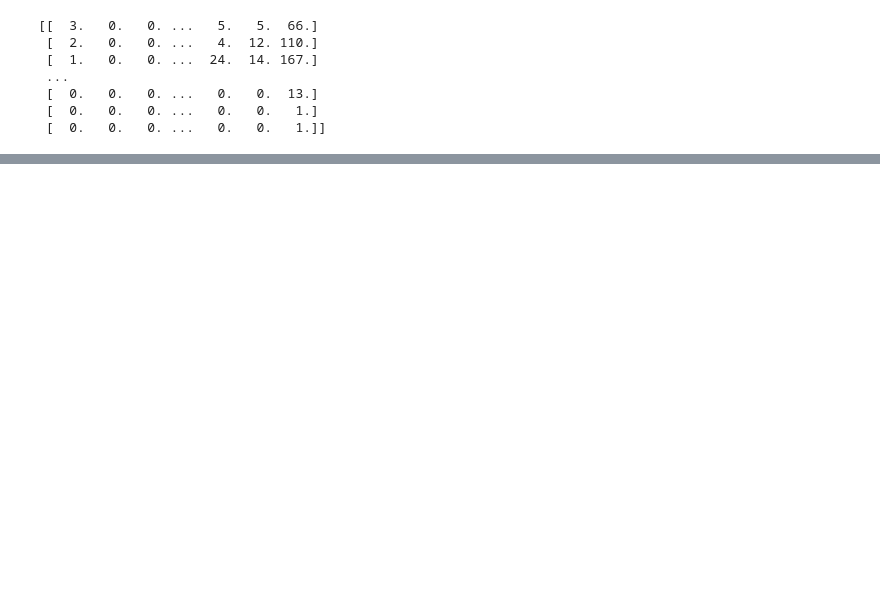
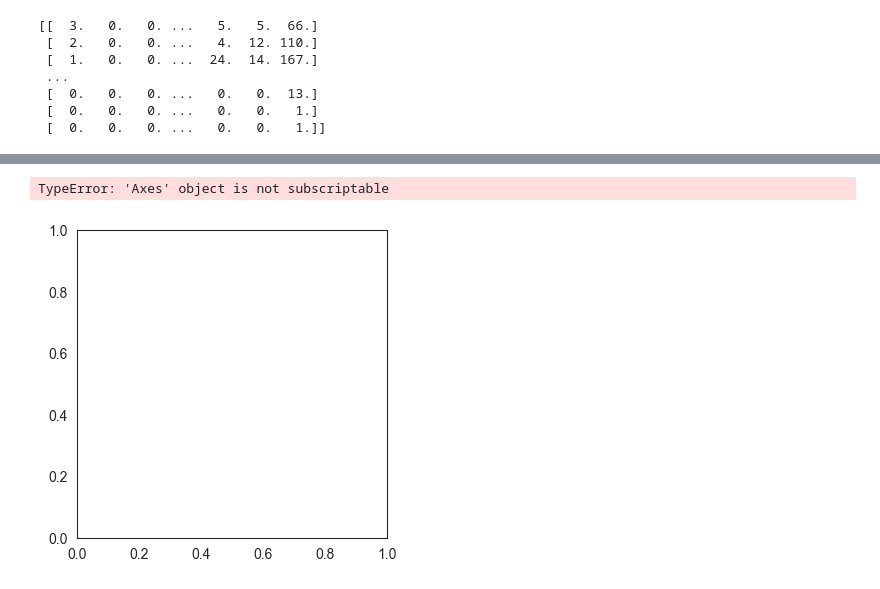
Before and after one commit to Czzmh/CODE, a Jupyter notebook: MYCODE/spatial_lda.ipynb, the cells around one changed output, grey strips where cells are left out. Drawn from its saved outputs; the diff is of its cells as text; code cells hidden in the pictures; blank space fills up the shorter version.

```diff
--- a/MYCODE/spatial_lda.ipynb
+++ b/MYCODE/spatial_lda.ipynb
@@ -253,0 +256,27 @@ TypeError: 'int' object is not subscriptable
+# %%
+N_PARALLEL_PROCESSES = 8
+TRAIN_SIZE_FRACTION = 0.9
+N_TOPICS = 5
+DIFFERENCE_PENALTY = 250
+RETRAIN_MODEL = True
+# %%
+spatial_lda_model = spatial_lda.model.train(train_features,
+                                            train_difference_matrices,
+                                            n_topics=N_TOPICS,
+                                            difference_penalty=DIFFERENCE_PENALTY,
+                                            verbosity=1,
+                                            n_parallel_processes=N_PARALLEL_PROCESSES,
+                                            n_iters=3,
+                                            admm_rho=0.1,
+                                            primal_dual_mu=2)
+# %%
+with open(data_path + "Model/spatial_lda.pkl", 'wb') as f:
+    pickle.dump(spatial_lda_model, f)
+# %%
+with open(data_path + "Model/spatial_lda.pkl", 'rb') as f:
+    complete_lda = pickle.load(f)
+# %%
+plot_samples_in_a_row(complete_lda.topic_weights, plot_one_tumor_all_topics, patient_dict)
+# %% [output]
+TypeError: 'Axes' object is not subscriptable
+[figure, added]
```
Also changed, not shown: parts of 15 cells of this notebook, 2 other files.
